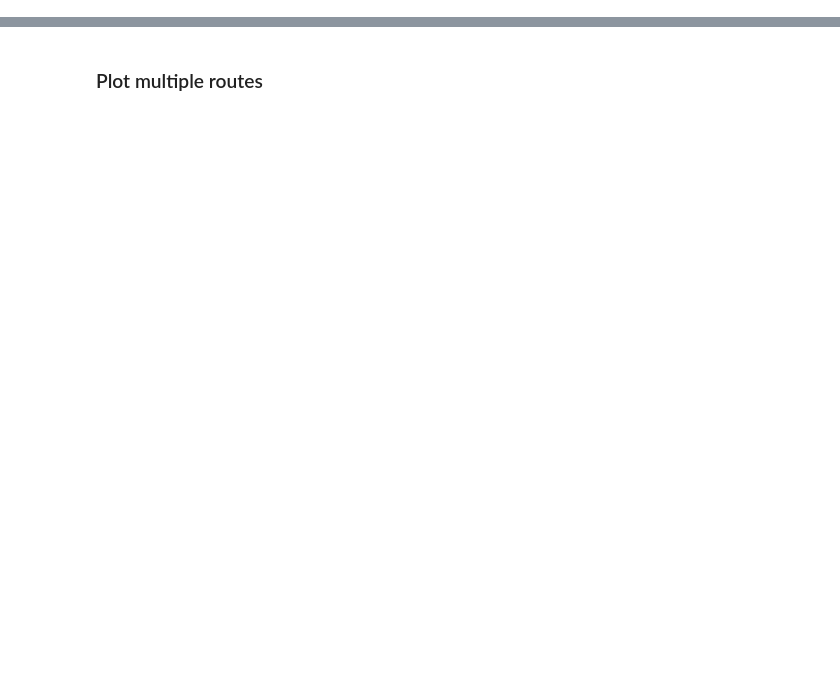
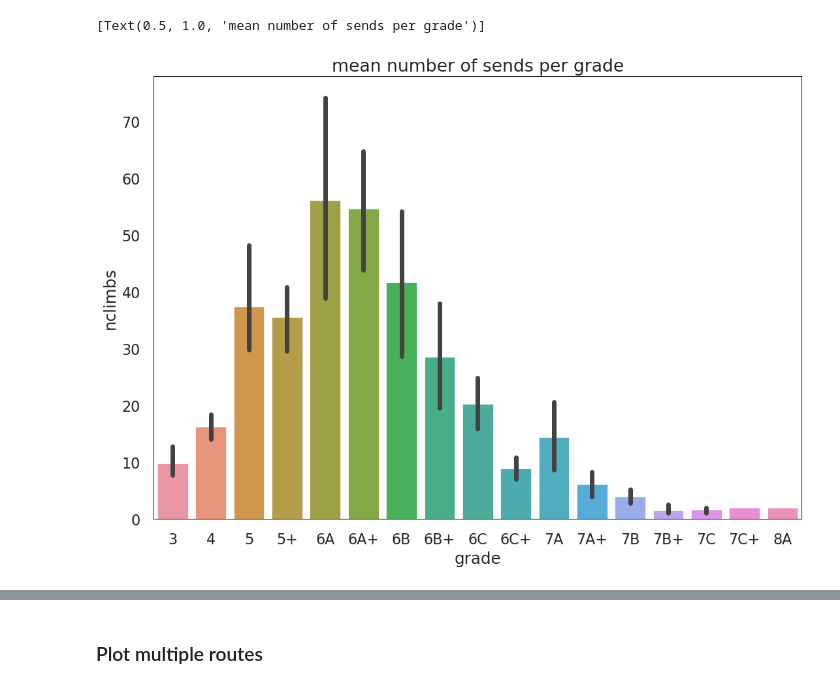
Before and after one commit to bellonet/boulder-image-match, a Jupyter notebook: boulder_height_grade_graphs.ipynb, the cells around one changed output, grey strips where cells are left out. Saved outputs shown, nothing was run; the diff lists cells and outputs as text; code cells hidden in the pictures; blank space fills up the shorter version.

```diff
--- a/boulder_height_grade_graphs.ipynb
+++ b/boulder_height_grade_graphs.ipynb
@@ -32,0 +158,5 @@ attempts
+# %%
+sns.barplot(data=df_all_routes.sort_values(by=["grade"]), x='grade', y='nclimbs').set(title='mean number of sends per grade')
+# %% [output]
+[Text(0.5, 1.0, 'mean number of sends per grade')]
+[figure, added]
```
Also changed, not shown: parts of 52 cells of this notebook, 1 other file.
